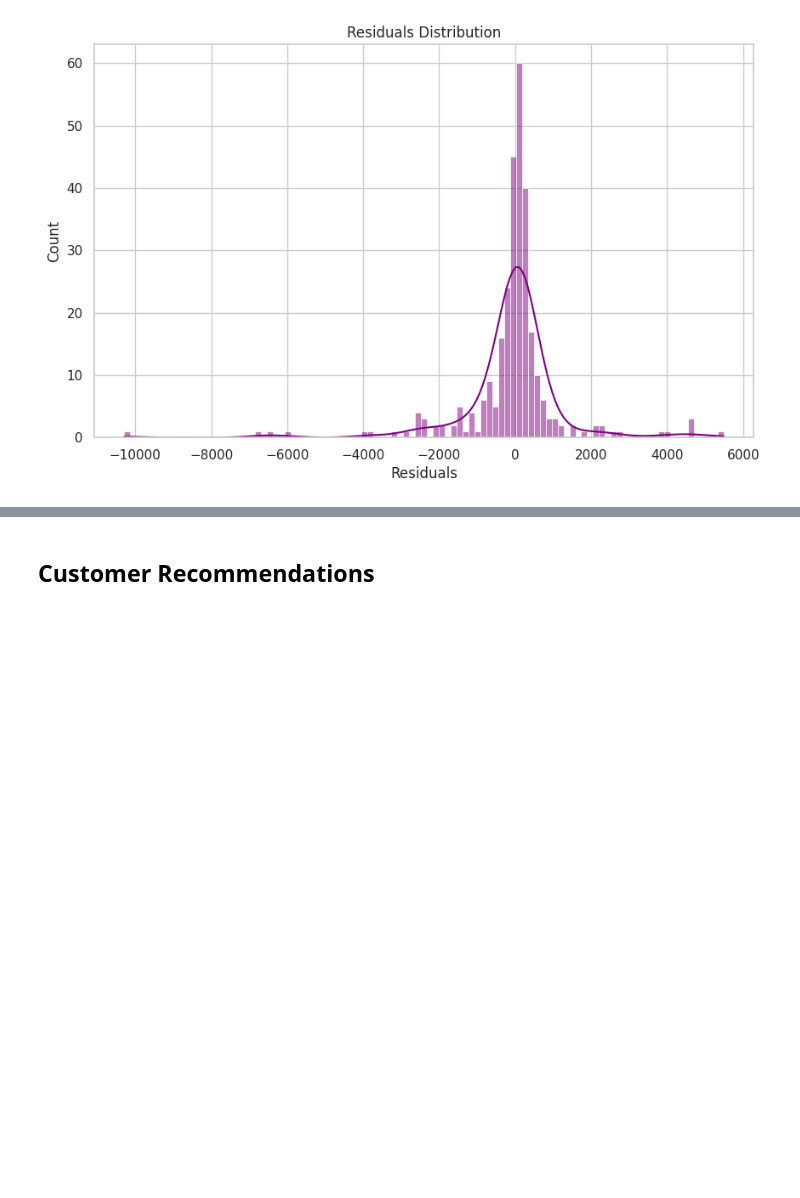
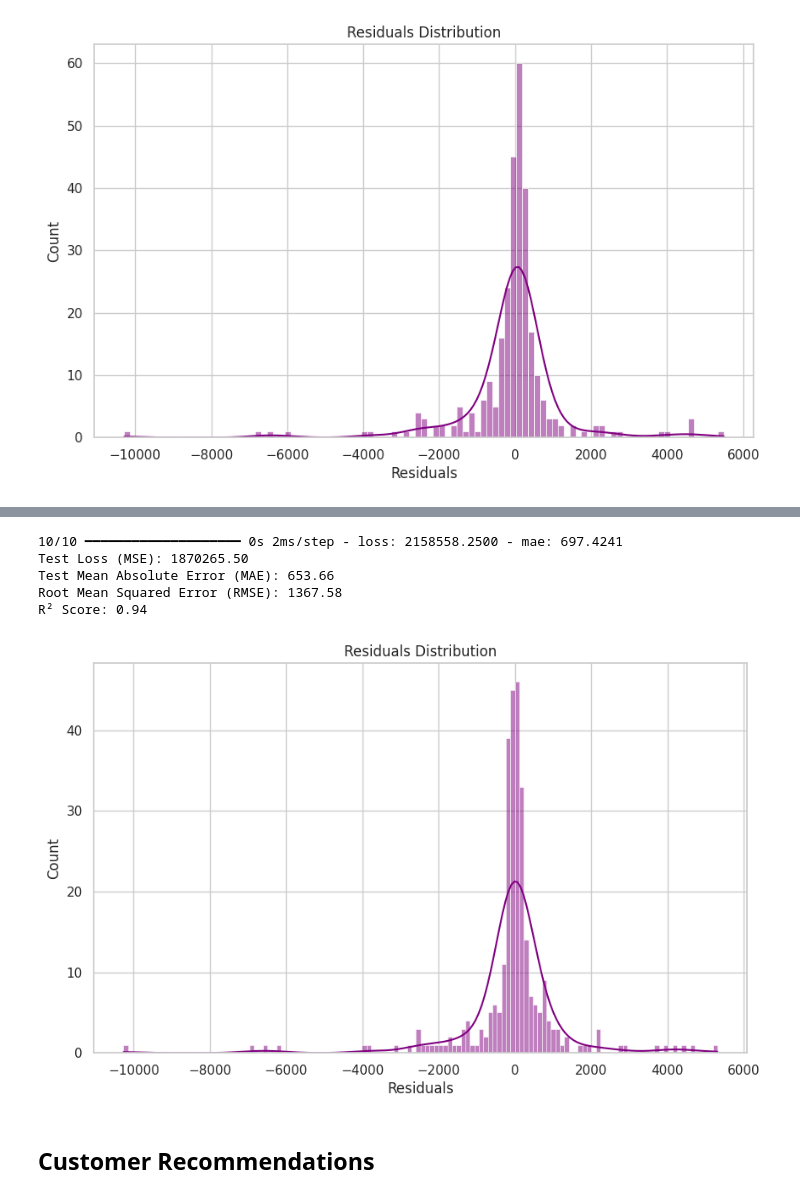
Before and after one commit to peter-popazov/sales-analysis, a Jupyter notebook: analysis.ipynb, the cells around one changed output, grey strips where cells are left out. Saved outputs shown, nothing was run; the diff lists cells and outputs as text; code cells hidden in the pictures; blank space fills up the shorter version.

```diff
--- a/analysis.ipynb
+++ b/analysis.ipynb
@@ -458,0 +464,22 @@ plt.show()
+# %%
+X = df[['actual_price', 'rating', 'rating_count']]
+y = df['discounted_price']
+
+scaler = StandardScaler()
+X_scaled = scaler.fit_transform(X)
+
+X_train, X_test, y_train, y_test = train_test_split(X_scaled, y, test_size=0.2, random_state=42)
+# %%
+model = Sequential([
+    Dense(64, activation='leaky_relu', input_shape=(X_train.shape[1],)),
+    Dense(32, activation='leaky_relu'),
+    Dense(16, activation='leaky_relu'),
+    Dense(1)
+])
+
+model.compile(optimizer='adam', loss='mean_squared_error', metrics=['mae'])
+
+history = model.fit(X_train, y_train, epochs=100, batch_size=32, validation_split=0.2, verbose=1)
+
+test_loss, test_mae = model.evaluate(X_test, y_test, verbose=0)
+print(f"Test MAE: {test_mae:.2f}")
@@ -458,0 +504,5 @@ plt.show()
+# %%
+y_pred = model.predict(X_test)
+
+results = pd.DataFrame({'Actual': y_test, 'Predicted': y_pred.flatten()})
+print(results.head())
@@ -459,3 +517,33 @@ plt.show()
+# %%
+# Evaluate the model on the test data
+test_loss, test_mae = model.evaluate(X_test, y_test, verbose=1)
+print(f"Test Loss (MSE): {test_loss:.2f}")
+print(f"Test Mean Absolute Error (MAE): {test_mae:.2f}")
+
+rmse = np.sqrt(mean_squared_error(y_test, y_pred))
+print(f"Root Mean Squared Error (RMSE): {rmse:.2f}")
+
+# Calculate R² Score
+r2 = r2_score(y_test, y_pred)
+print(f"R² Score: {r2:.2f}")
+# %% [output]
+10/10 ━━━━━━━━━━━━━━━━━━━━ 0s 2ms/step - loss: 2158558.2500 - mae: 697.4241
+Test Loss (MSE): 1870265.50
+Test Mean Absolute Error (MAE): 653.66
+Root Mean Squared Error (RMSE): 1367.58
+R² Score: 0.94
+# %%
+y_pred = y_pred.flatten()
+residuals = y_test - y_pred
+
+plt.figure(figsize=(10, 6))
+sns.histplot(residuals, kde=True, color='purple')
+plt.xlabel('Residuals')
+plt.title('Residuals Distribution')
+plt.grid(True)
+plt.show()
+# %% [output]
+[figure, added]
 # %% [markdown]
 ## Customer Recommendations
 # %% [markdown]
```
Also changed, not shown: parts of 6 cells of this notebook.
